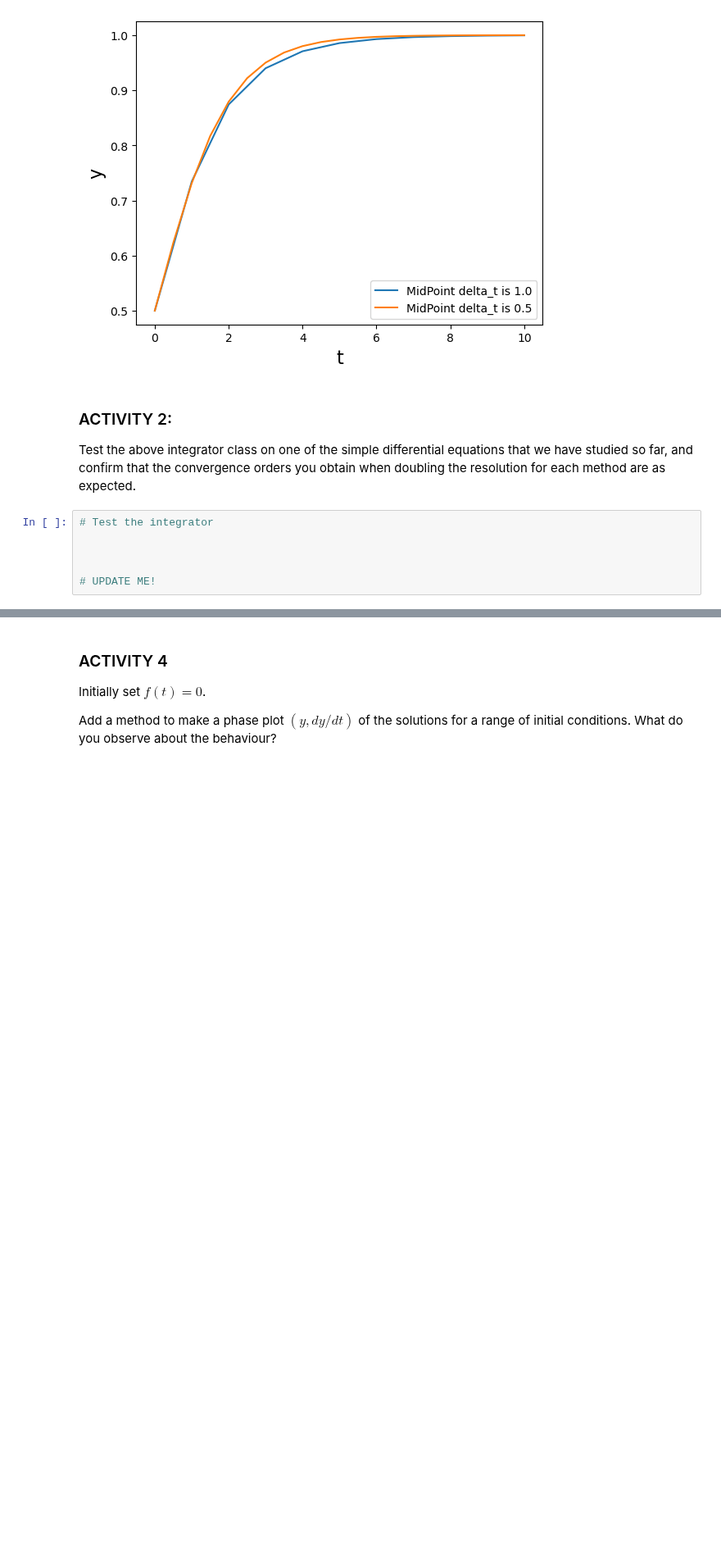
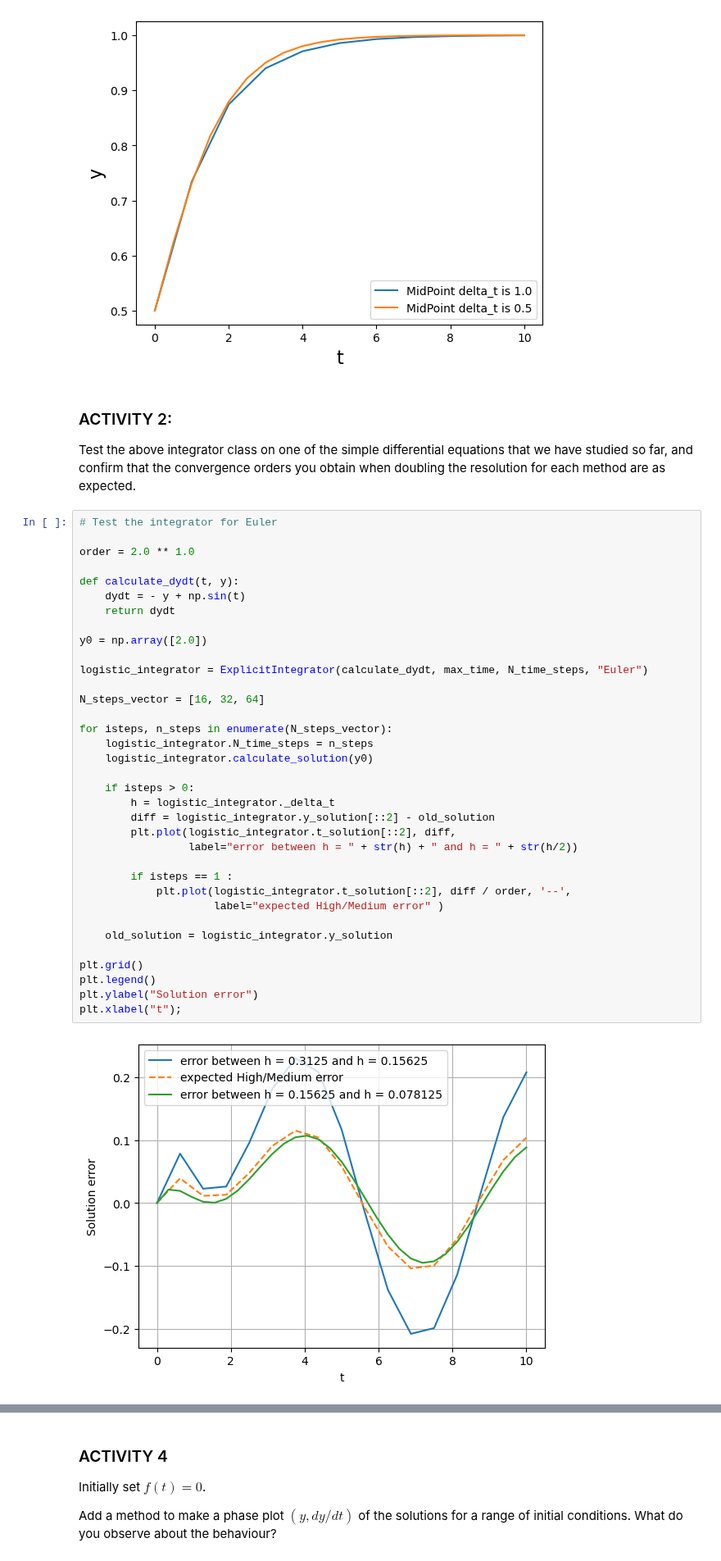
Before and after one commit to KAClough/TopicsInSciComp, a Jupyter notebook: Notebooks/Week4_LabExercises.ipynb, the cells around one changed output, grey strips where cells are left out. Shown at 82% size. Saved outputs shown, nothing was run; the diff lists cells and outputs as text; blank space fills up the shorter version.

```diff
--- a/Notebooks/Week4_LabExercises.ipynb
+++ b/Notebooks/Week4_LabExercises.ipynb
@@ -164,8 +164,39 @@ logistic_integrator.plot_solution()
 
 Test the above integrator class on one of the simple differential equations that we have studied so far, and confirm that the convergence orders you obtain when doubling the resolution for each method are as expected.
 # %%
-# Test the integrator
+# Test the integrator for Euler
 
+order = 2.0 ** 1.0
 
+def calculate_dydt(t, y):
+    dydt = - y + np.sin(t)
+    return dydt
 
-# UPDATE ME!
+y0 = np.array([2.0])
+
+logistic_integrator = ExplicitIntegrator(calculate_dydt, max_time, N_time_steps, "Euler")
+
+N_steps_vector = [16, 32, 64]
+
+for isteps, n_steps in enumerate(N_steps_vector):
+    logistic_integrator.N_time_steps = n_steps
+    logistic_integrator.calculate_solution(y0)
+
+    if isteps > 0:
+        h = logistic_integrator._delta_t
+        diff = logistic_integrator.y_solution[::2] - old_solution
+        plt.plot(logistic_integrator.t_solution[::2], diff,
+                 label="error between h = " + str(h) + " and h = " + str(h/2))
+
+        if isteps == 1 :
+            plt.plot(logistic_integrator.t_solution[::2], diff / order, '--',
+                     label="expected High/Medium error" )
+
+    old_solution = logistic_integrator.y_solution
+
+plt.grid()
+plt.legend()
+plt.ylabel("Solution error")
+plt.xlabel("t");
+# %% [output]
+[figure, added]
```
Also changed, not shown: parts of 7 cells of this notebook, 1 other file.
